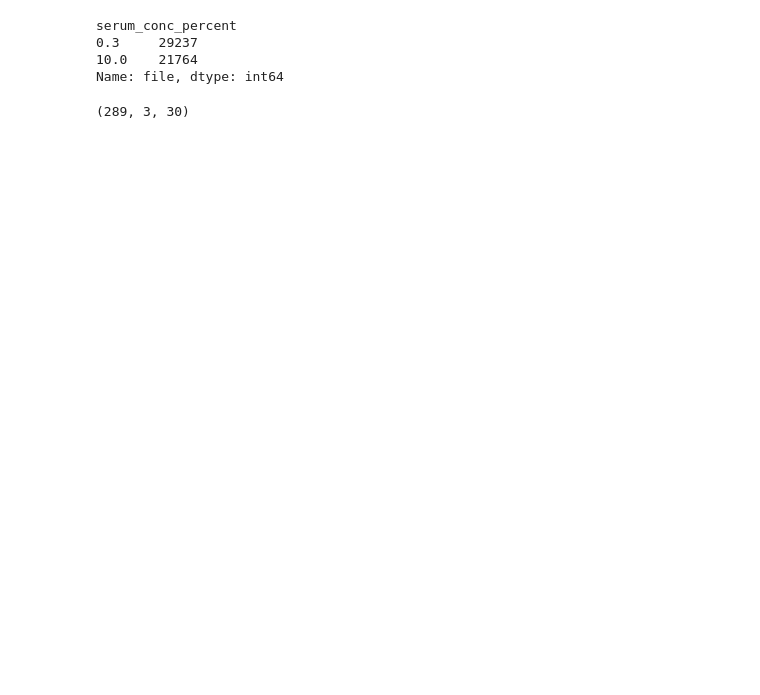
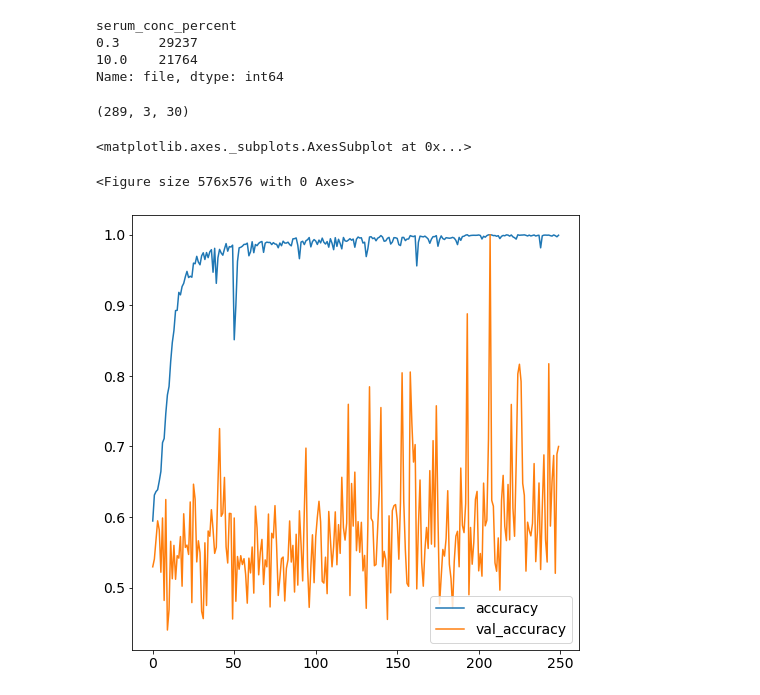
Before and after one commit to redchuk/n_track_ML, a Jupyter notebook: scripts/n_track_InceptionTime.ipynb, the cells around one changed output. Saved outputs shown, nothing was run; the diff lists cells and outputs as text; code cells hidden in the pictures; blank space fills up the shorter version.

```diff
--- a/scripts/n_track_InceptionTime.ipynb
+++ b/scripts/n_track_InceptionTime.ipynb
@@ -278,3 +799,11 @@ Name: file, dtype: int64
 test_X.shape
 # %% [output]
 (289, 3, 30)
+# %%
+plt.close("all")
+plt.figure()
+history.plot(y=["accuracy","val_accuracy"])
+# %% [output]
+<matplotlib.axes._subplots.AxesSubplot at 0x...>
+<Figure size 576x576 with 0 Axes>
+[figure, added]
```
Also changed, not shown: parts of 33 cells of this notebook.
